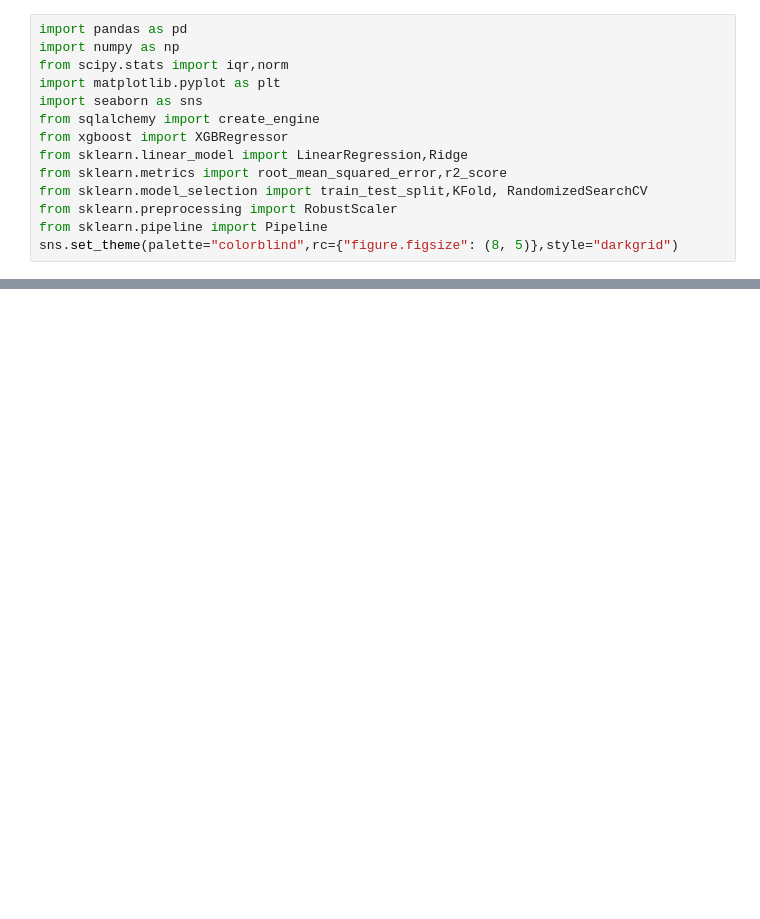
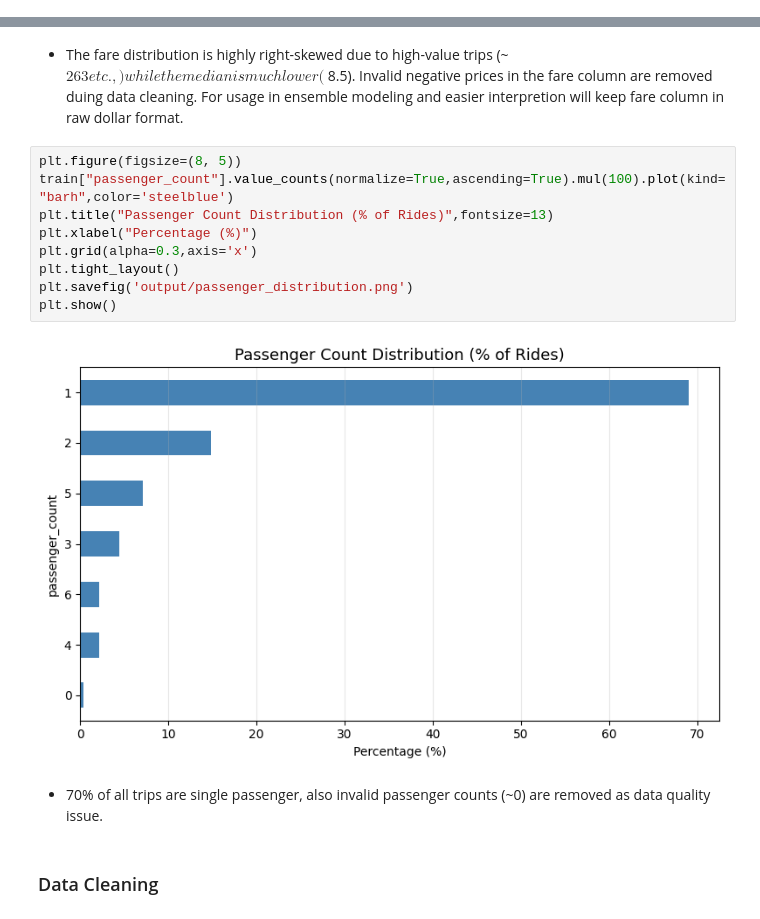
Before and after one commit to aguchhait-stack/nyc-taxi-fare-prediction, a Jupyter notebook: nyc-taxi-fare-prediction.ipynb, the cells around one changed output, grey strips where cells are left out. Cells and saved outputs as stored; diff of their text form; blank space fills up the shorter version.

```diff
--- a/nyc-taxi-fare-prediction.ipynb
+++ b/nyc-taxi-fare-prediction.ipynb
@@ -11,14 +0,0 @@
-# %%
-import pandas as pd
-import numpy as np
-from scipy.stats import iqr,norm
-import matplotlib.pyplot as plt
-import seaborn as sns
-from sqlalchemy import create_engine
-from xgboost import XGBRegressor
-from sklearn.linear_model import LinearRegression,Ridge
-from sklearn.metrics import root_mean_squared_error,r2_score
-from sklearn.model_selection import train_test_split,KFold, RandomizedSearchCV
-from sklearn.preprocessing import RobustScaler
-from sklearn.pipeline import Pipeline
-sns.set_theme(palette="colorblind",rc={"figure.figsize": (8, 5)},style="darkgrid")
@@ -330,0 +114,17 @@ plt.show()
+# %% [markdown]
+- The fare distribution is highly right-skewed due to high-value trips (~$263 etc.,) while the median is much lower (~$8.5). Invalid negative prices in the fare column are removed duing data cleaning. For usage in ensemble modeling and easier interpretion will keep fare column in raw dollar format.
+# %%
+plt.figure(figsize=(8, 5))
+train["passenger_count"].value_counts(normalize=True,ascending=True).mul(100).plot(kind="barh",color='steelblue')
+plt.title("Passenger Count Distribution (% of Rides)",fontsize=13)
+plt.xlabel("Percentage (%)")
+plt.grid(alpha=0.3,axis='x')
+plt.tight_layout()
+plt.savefig('output/passenger_distribution.png')
+plt.show()
+# %% [output]
+[figure, added]
+# %% [markdown]
+- 70% of all trips are single passenger, also invalid passenger counts (~0) are removed as data quality issue.
+# %% [markdown]
+### Data Cleaning
```
Also changed, not shown: parts of 59 cells of this notebook, 15 other files.
